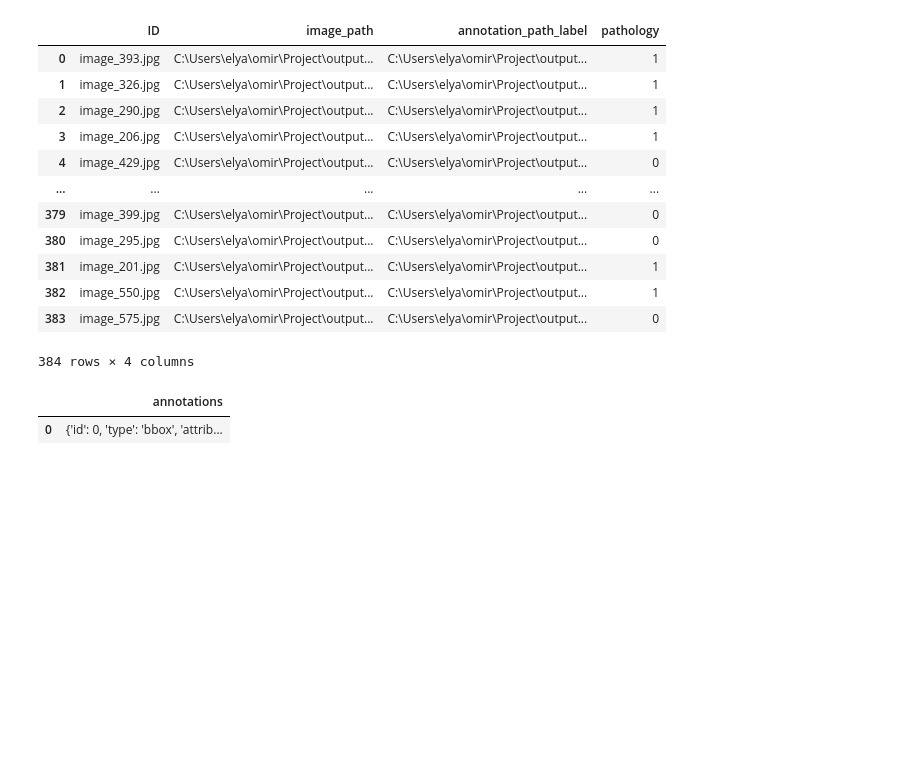
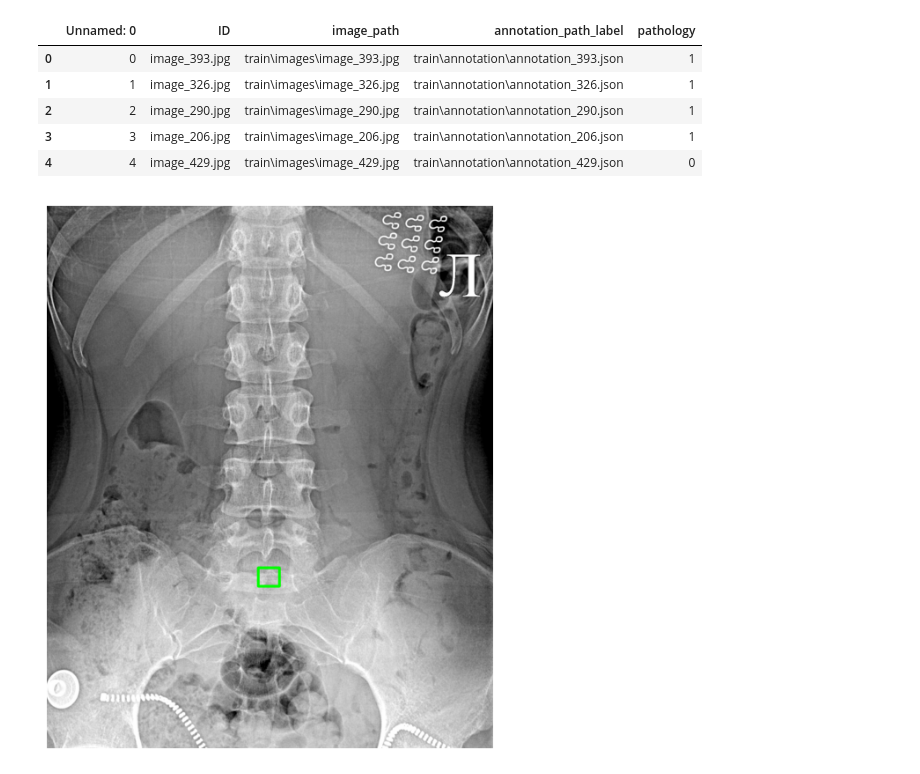
Before and after one commit to almanelis/spina_bifida, a Jupyter notebook: dataset_analyse.ipynb, the cells around one changed output. Drawn from its saved outputs; the diff is of its cells as text; code cells hidden in the pictures; blank space fills up the shorter version.

```diff
--- a/dataset_analyse.ipynb
+++ b/dataset_analyse.ipynb
@@ -3,23 +6,34 @@ import pandas as pd
 # %%
 train_df = pd.read_excel(r'train\train.xlsx')
-train_df
+train_df.head()
 # %% [output]
-|  | ID | image_path | annotation_path_label | pathology |
-| 0 | image_393.jpg | C:\Users\elya\omir\Project\output... | C:\Users\elya\omir\Project\output... | 1 |
-| 1 | image_326.jpg | C:\Users\elya\omir\Project\output... | C:\Users\elya\omir\Project\output... | 1 |
-| 2 | image_290.jpg | C:\Users\elya\omir\Project\output... | C:\Users\elya\omir\Project\output... | 1 |
-| 3 | image_206.jpg | C:\Users\elya\omir\Project\output... | C:\Users\elya\omir\Project\output... | 1 |
-| 4 | image_429.jpg | C:\Users\elya\omir\Project\output... | C:\Users\elya\omir\Project\output... | 0 |
-| ... | ... | ... | ... | ... |
-| 379 | image_399.jpg | C:\Users\elya\omir\Project\output... | C:\Users\elya\omir\Project\output... | 0 |
-| 380 | image_295.jpg | C:\Users\elya\omir\Project\output... | C:\Users\elya\omir\Project\output... | 0 |
-| 381 | image_201.jpg | C:\Users\elya\omir\Project\output... | C:\Users\elya\omir\Project\output... | 1 |
-| 382 | image_550.jpg | C:\Users\elya\omir\Project\output... | C:\Users\elya\omir\Project\output... | 1 |
-| 383 | image_575.jpg | C:\Users\elya\omir\Project\output... | C:\Users\elya\omir\Project\output... | 0 |
+|  | Unnamed: 0 | ID | image_path | annotation_path_label | pathology |
+| 0 | 0 | image_393.jpg | train\images\image_393.jpg | train\annotation\annotation_393.json | 1 |
+| 1 | 1 | image_326.jpg | train\images\image_326.jpg | train\annotation\annotation_326.json | 1 |
+| 2 | 2 | image_290.jpg | train\images\image_290.jpg | train\annotation\annotation_290.json | 1 |
+| 3 | 3 | image_206.jpg | train\images\image_206.jpg | train\annotation\annotation_206.json | 1 |
+| 4 | 4 | image_429.jpg | train\images\image_429.jpg | train\annotation\annotation_429.json | 0 |
-384 rows × 4 columns
-# %%
-ex_annotation = pd.read_json(r'train\annotation\annotation_100.json')
-ex_annotation.head()
-# %% [output]
-|  | annotations |
-| 0 | {'id': 0, 'type': 'bbox', 'attrib... |
+# %%
+# Загрузка изображения и JSON
+image_path = train_df['image_path'][15]
+json_path = train_df['annotation_path_label'][15]
+
+image = cv2.imread(image_path)
+image = cv2.cvtColor(image, cv2.COLOR_BGR2RGB)  # Конвертация в RGB для корректного отображения
+with open(json_path, 'r') as f:
+    data = json.load(f)
+
+# Извлечение координат bbox
+bbox = data['annotations'][0]['bbox']
+x, y, w, h = map(int, bbox)
+
+# Рисование прямоугольника
+cv2.rectangle(image, (x, y), (x + w, y + h), (0, 255, 0), 10)
+
+# Отображение с помощью matplotlib
+plt.figure(figsize=(12, 8))
+plt.imshow(image)
+plt.axis('off')
+plt.show()
+# %% [output]
+[figure, added]
```
Also changed, not shown: parts of 1 cell of this notebook, 3 other files.
